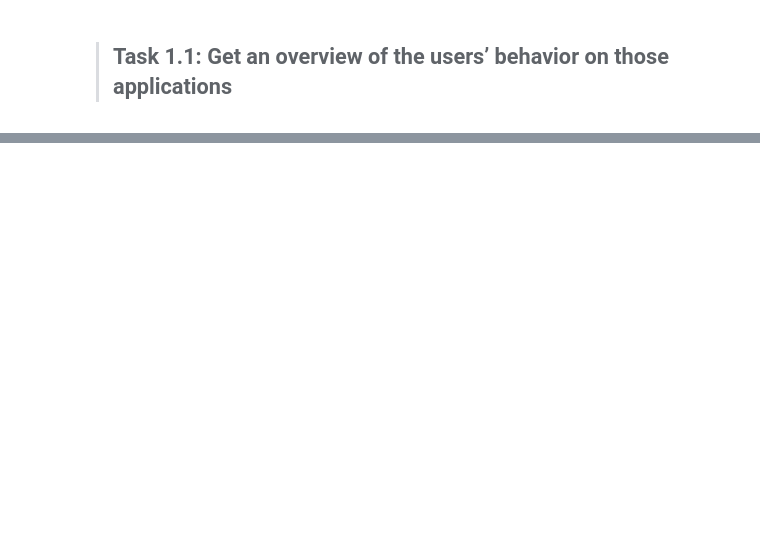
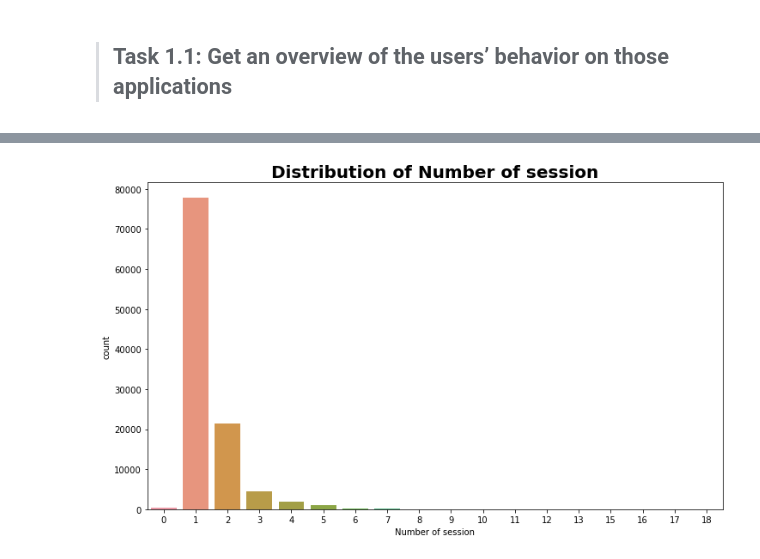
Before and after one commit to sidoine-dako/User-Analytics-Telecom-Industry, a Jupyter notebook: notebook/Task_01.ipynb, the cells around one changed output, grey strips where cells are left out. Saved outputs shown, nothing was run; the diff lists cells and outputs as text; code cells hidden in the pictures; blank space fills up the shorter version.

```diff
--- a/notebook/Task_01.ipynb
+++ b/notebook/Task_01.ipynb
@@ -179,0 +265,4 @@ IQR['Bearer Id']
+# %%
+plot_count(DataUser,"Number of session")
+# %% [output]
+[figure, added]
```
Also changed, not shown: parts of 34 cells of this notebook.
